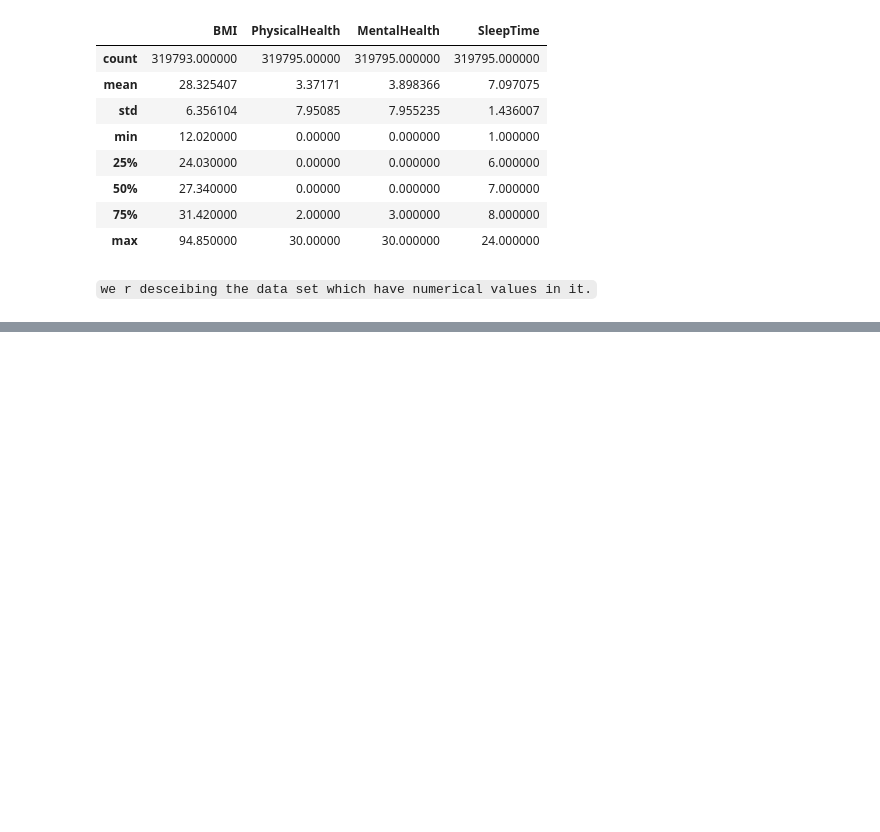
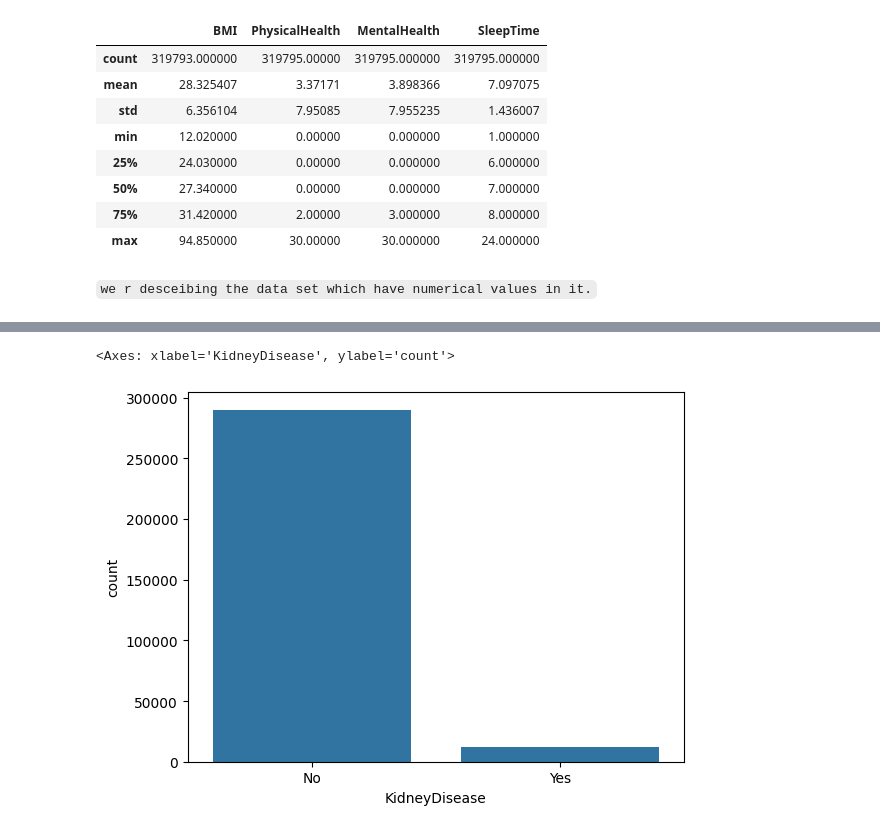
Before and after one commit to SrinadhuChaitanya/ML-Projects, a Jupyter notebook: logistic_regression/notebooks/logistic_regression.ipynb, the cells around one changed output, grey strips where cells are left out. Drawn from its saved outputs; the diff is of its cells as text; code cells hidden in the pictures; blank space fills up the shorter version.

```diff
--- a/logistic_regression/notebooks/logistic_regression.ipynb
+++ b/logistic_regression/notebooks/logistic_regression.ipynb
@@ -72,0 +212,5 @@ print("before dropping duplicates ", df   )
+# %%
+sns.countplot(x=df["KidneyDisease"])
+# %% [output]
+<Axes: xlabel='KidneyDisease', ylabel='count'>
+[figure, added]
```
Also changed, not shown: parts of 26 cells of this notebook.
